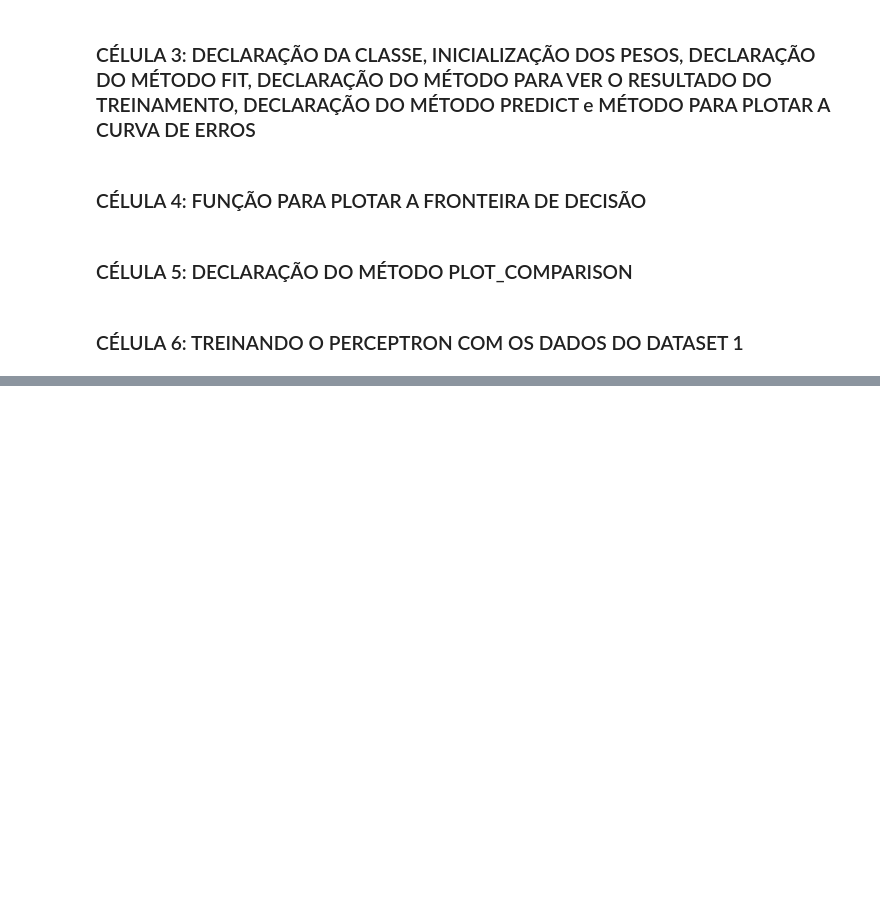
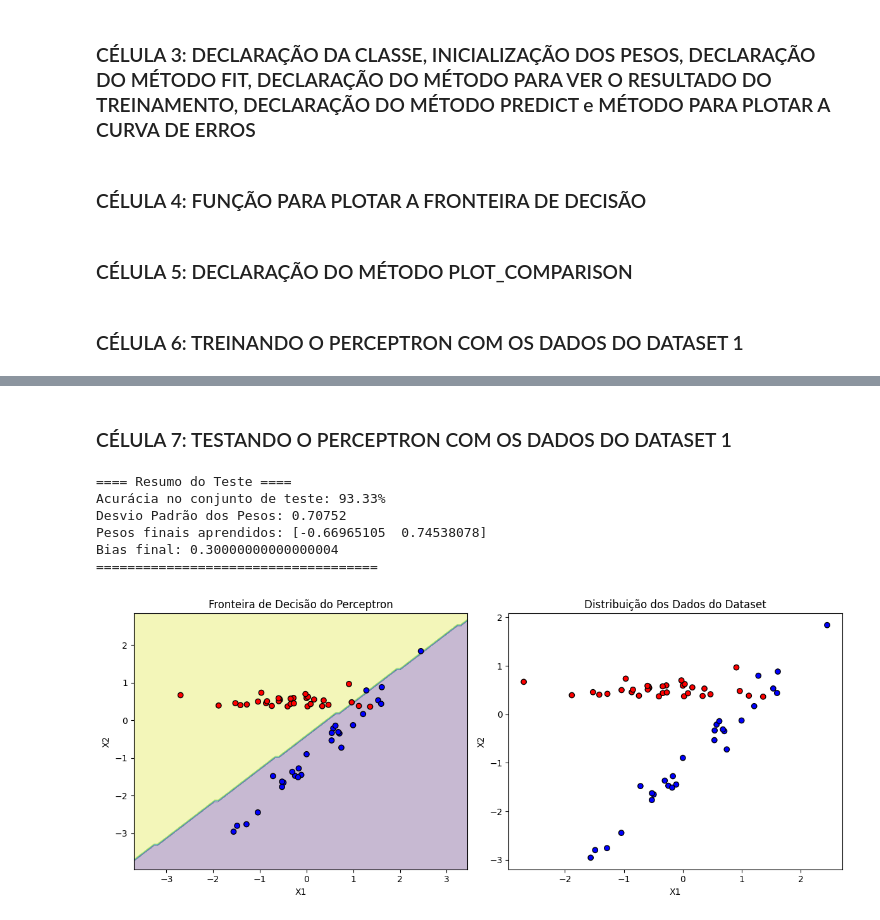
Before and after one commit to AlissaGabriel/Fatec-AprendizagemDeMaquina, a Jupyter notebook: Aula16/perceptron.ipynb, the cells around one changed output, grey strips where cells are left out. Cells and saved outputs as stored; diff of their text form; code cells hidden in the pictures; blank space fills up the shorter version.

Commit message:
update: aula16 e aula17

```diff
--- a/Aula16/perceptron.ipynb
+++ b/Aula16/perceptron.ipynb
@@ -231,0 +232,26 @@ Bias final: 0.30000000000000004
+# %% [markdown]
+### CÉLULA 7: TESTANDO O PERCEPTRON COM OS DADOS DO DATASET 1
+# %%
+# Dataset 1 - Importando e visualizando o dataset de TESTE
+test_dataset1 = np.loadtxt("C:/Users/0201392411027/Desktop/Aula16/test_dataset1.csv", delimiter=",", skiprows=1, dtype=float)
+
+# Definição das entradas
+X_test = test_dataset1[:, :2] # As duas primeiras colunas são os atributos (X1 e X2)
+y_test = test_dataset1[:, 2] # Terceira coluna (rótulos)
+
+# Converter rótulos para -1 e 1 (caso estejam diferentes)
+y_test = np.where(y_test == -1, -1, 1)
+
+# Fazer previsões
+perceptron.predict2(X_test, y, y_test)
+
+# Plot dos gráficos lado a lado
+plot_comparison(X_test, y_test, perceptron)
+# %% [output]
+==== Resumo do Teste ====
+Acurácia no conjunto de teste: 93.33%
+Desvio Padrão dos Pesos: 0.70752
+Pesos finais aprendidos: [-0.66965105  0.74538078]
+Bias final: 0.30000000000000004
+====================================
+[figure, added]
```
Also changed, not shown: parts of 9 cells of this notebook, 2 other files.
